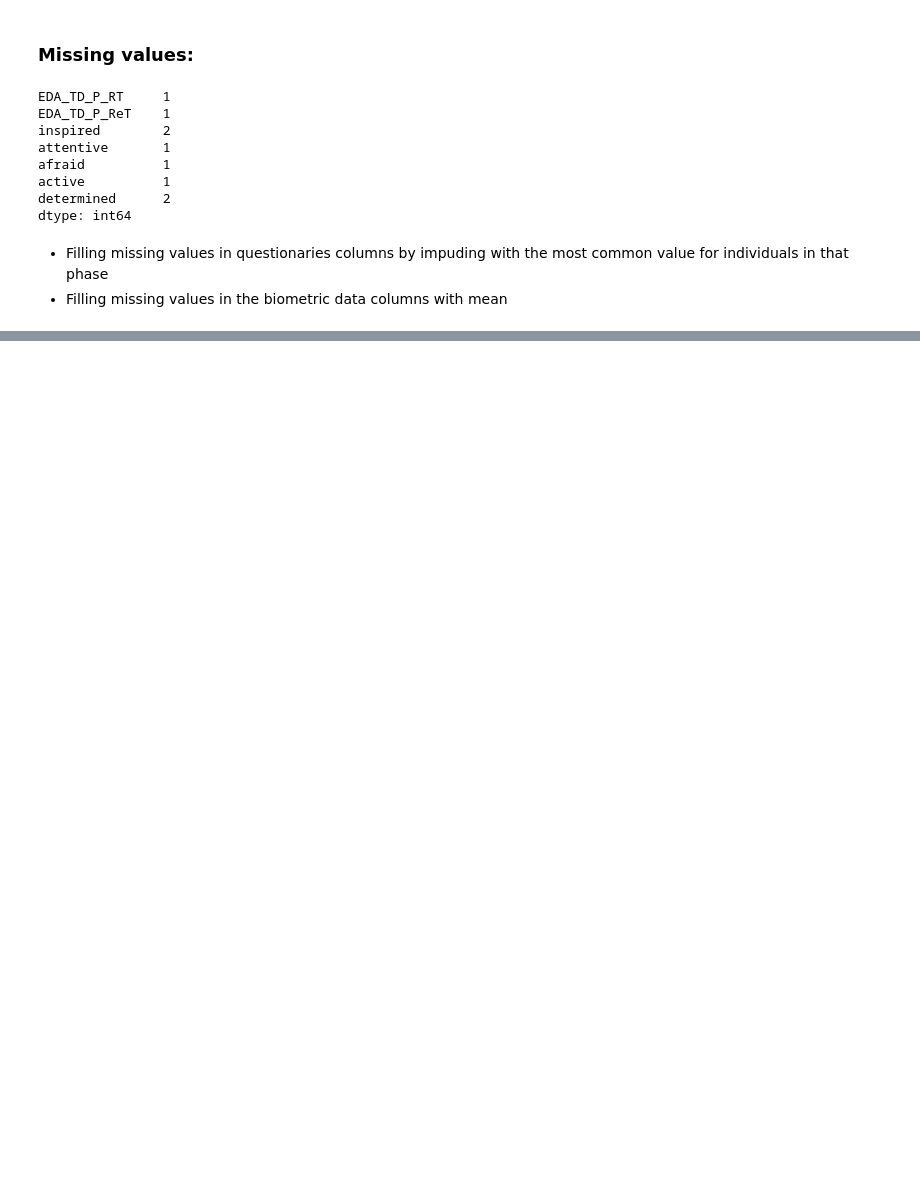
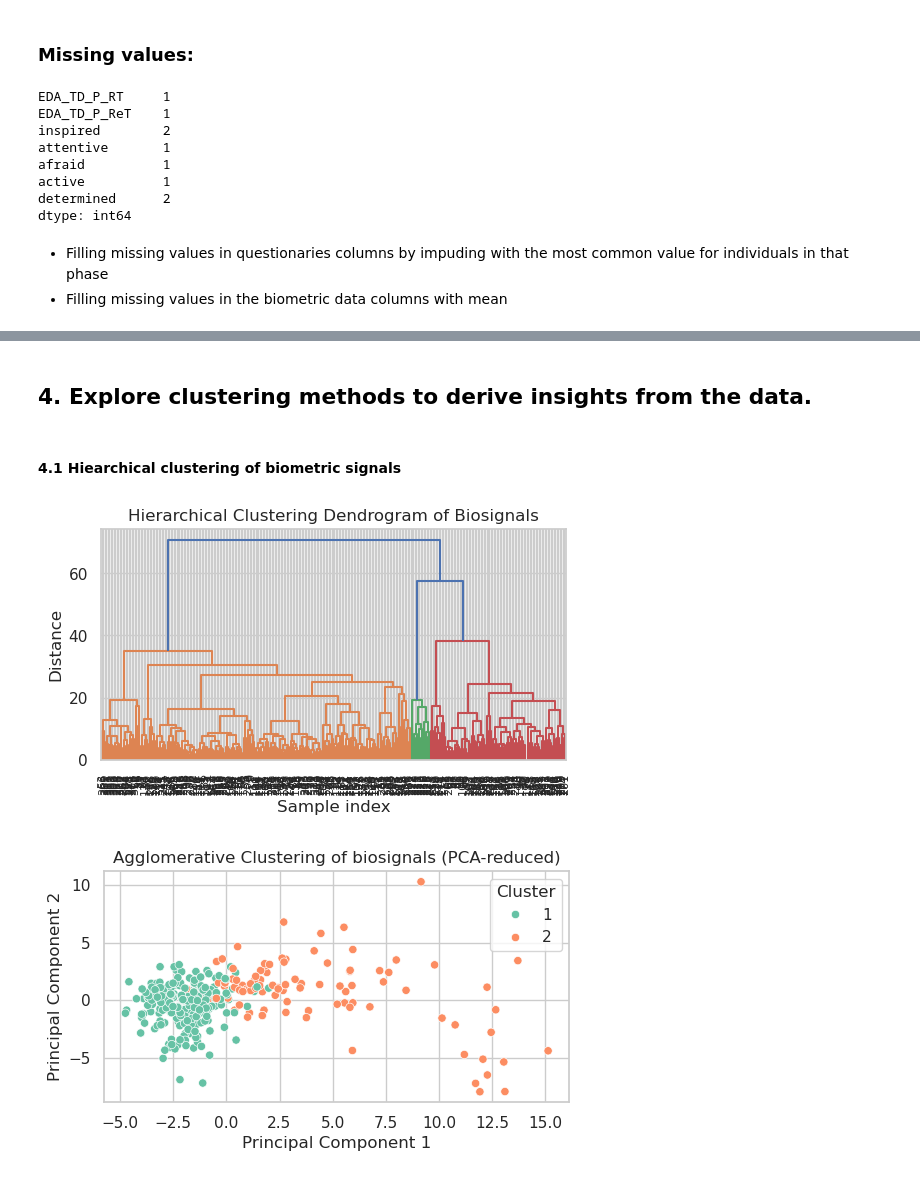
Before and after one commit to AntonWangDTU/case_2, a Jupyter notebook: src_anton/case_2_data.ipynb, the cells around one changed output, grey strips where cells are left out. Saved outputs shown, nothing was run; the diff lists cells and outputs as text; code cells hidden in the pictures; blank space fills up the shorter version.

```diff
--- a/src_anton/case_2_data.ipynb
+++ b/src_anton/case_2_data.ipynb
@@ -77,0 +167,45 @@ data_pd.fillna({col: data_pd[col].mean() for col in ['EDA_TD_P_RT', 'EDA_TD_P_Re
+# %% [markdown]
+## 4. Explore clustering methods to derive insights from the data.
+# %% [markdown]
+#### 4.1 Hiearchical clustering of biometric signals
+# %%
+
+#Make correlation hea
+
+# --- Standardize the biometric features ---
+scaler = StandardScaler()
+biometric_scaled = scaler.fit_transform(biometric_df)
+
+# --- Perform hierarchical clustering ---
+Z = linkage(biometric_scaled, method='ward', metric='euclidean')
+
+# --- Plot the dendrogram ---
+plt.figure(figsize=(6, 3))
+plt.title('Hierarchical Clustering Dendrogram of Biosignals')
+plt.xlabel('Sample index')
+plt.ylabel('Distance')
+dendrogram(Z, leaf_rotation=90., leaf_font_size=8.)
+plt.show()
+
+# --- Optional: Cut the dendrogram to form flat clusters ---
+# Here we choose to form 3 clusters (you can change 3 to another number)
+cluster_labels = fcluster(Z, t=2, criterion='maxclust')
+
+# --- Add the cluster labels back to the dataset ---
+data_pd['AgglomerativeCluster'] = cluster_labels
+
+# --- (Optional) Visualize clusters using PCA ---
+pca = PCA(n_components=2)
+pca_components = pca.fit_transform(biometric_scaled)
+
+plt.figure(figsize=(6, 3))
+sns.scatterplot(x=pca_components[:, 0], y=pca_components[:, 1],
+                hue=cluster_labels, palette='Set2')
+plt.title('Agglomerative Clustering of biosignals (PCA-reduced)')
+plt.xlabel('Principal Component 1')
+plt.ylabel('Principal Component 2')
+plt.legend(title='Cluster')
+plt.show()
+# %% [output]
+[figure, added]
+[figure, added]
```
Also changed, not shown: parts of 33 cells of this notebook.
